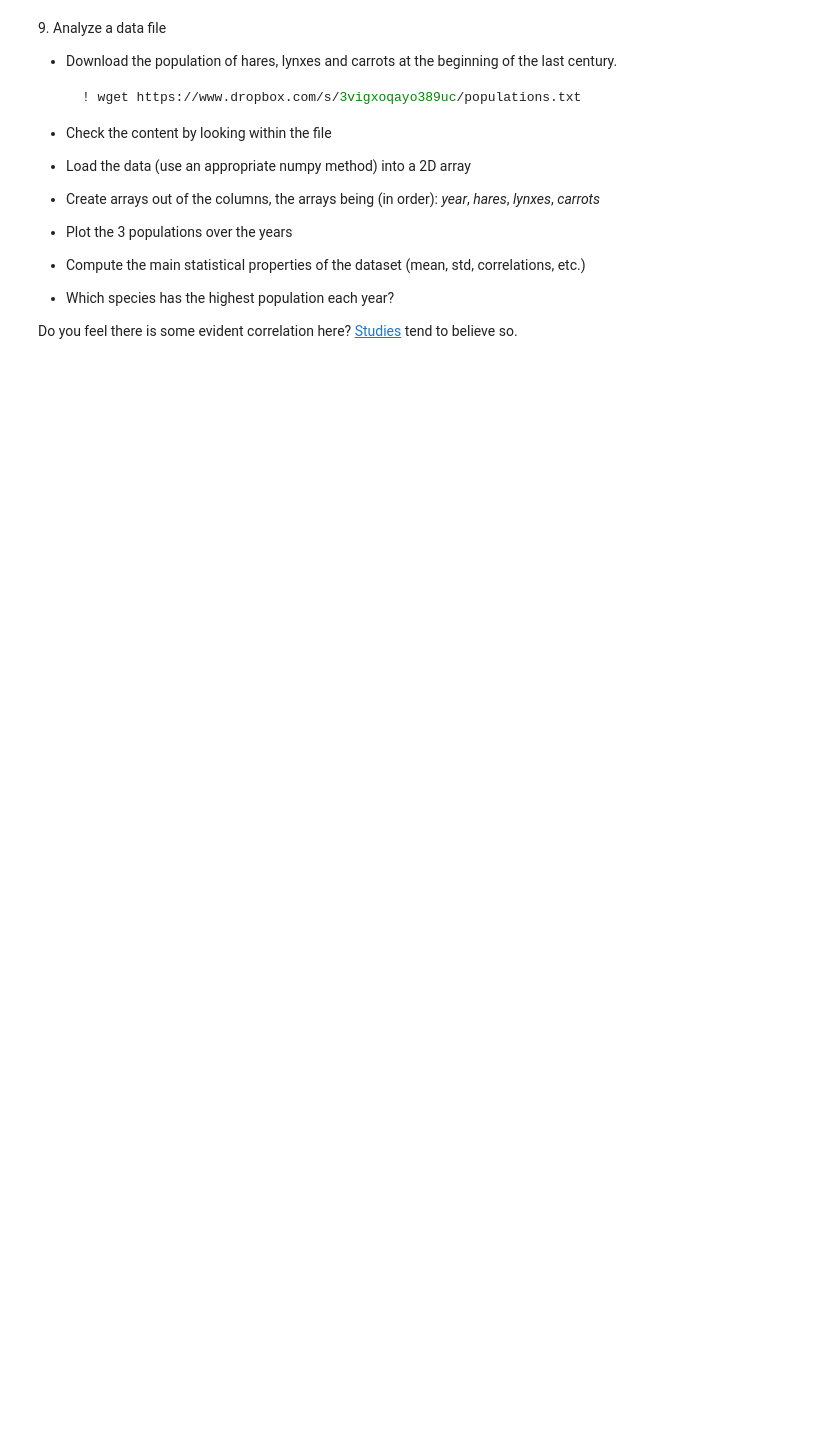
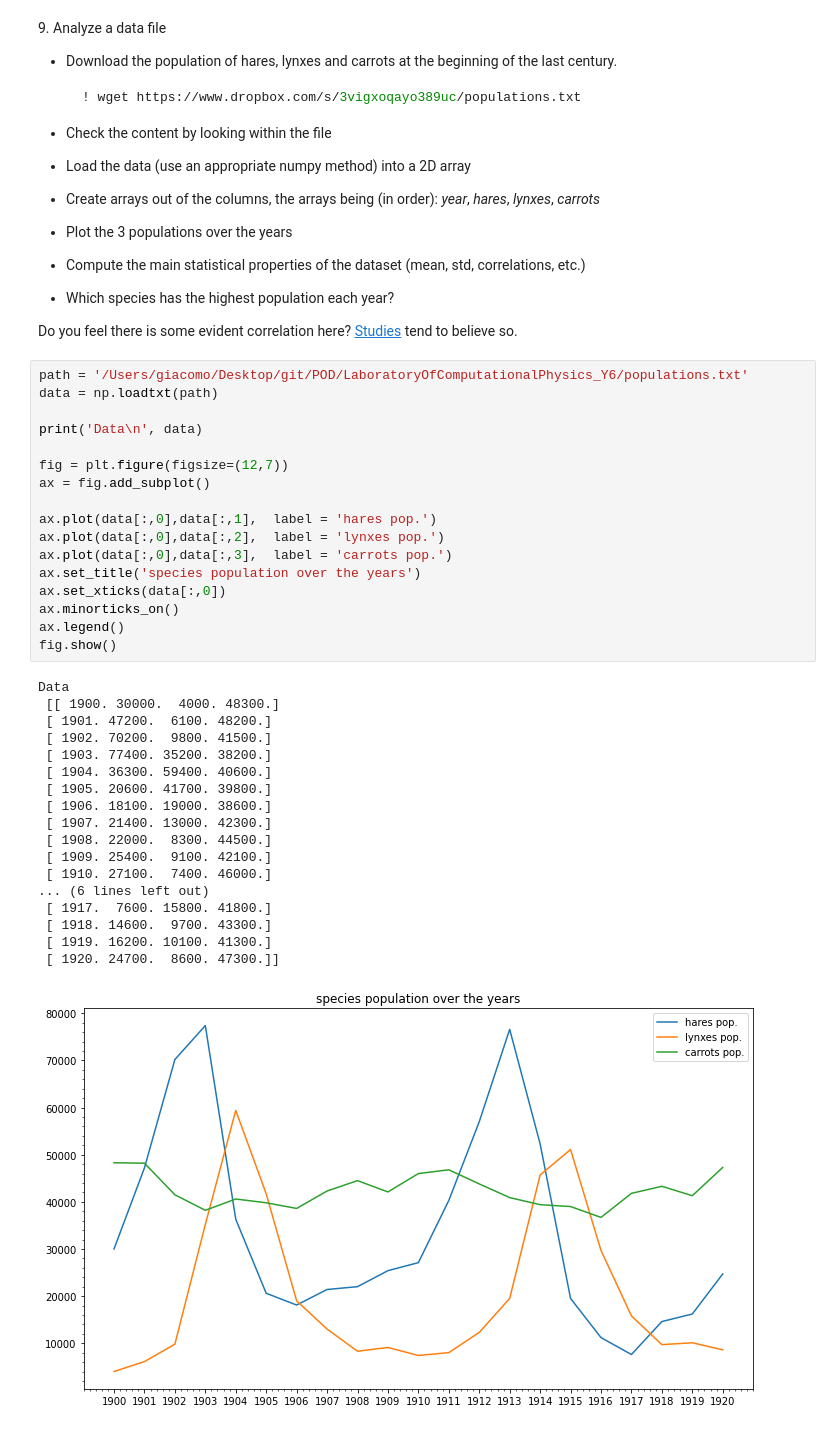
Before and after one commit to GiacomoLongaroni/LaboratoryOfComputationalPhysics_Y6, a Jupyter notebook: 04ex_Numpy.ipynb, the cells around one changed output. Cells and saved outputs as stored; diff of their text form; blank space fills up the shorter version.

```diff
--- a/04ex_Numpy.ipynb
+++ b/04ex_Numpy.ipynb
@@ -323,3 +341,39 @@ Did you get what you expected?
   * Which species has the highest population each year?
 
 Do you feel there is some evident correlation here? [Studies](https://www.enr.gov.nt.ca/en/services/lynx/lynx-snowshoe-hare-cycle) tend to believe so.
+# %%
+path = '/Users/giacomo/Desktop/git/POD/LaboratoryOfComputationalPhysics_Y6/populations.txt'
+data = np.loadtxt(path)
+
+print('Data\n', data)
+
+fig = plt.figure(figsize=(12,7))
+ax = fig.add_subplot()
+
+ax.plot(data[:,0],data[:,1],  label = 'hares pop.')
+ax.plot(data[:,0],data[:,2],  label = 'lynxes pop.')
+ax.plot(data[:,0],data[:,3],  label = 'carrots pop.')
+ax.set_title('species population over the years')
+ax.set_xticks(data[:,0])
+ax.minorticks_on()
+ax.legend()
+fig.show()
+# %% [output]
+Data
+ [[ 1900. 30000.  4000. 48300.]
+ [ 1901. 47200.  6100. 48200.]
+ [ 1902. 70200.  9800. 41500.]
+ [ 1903. 77400. 35200. 38200.]
+ [ 1904. 36300. 59400. 40600.]
+ [ 1905. 20600. 41700. 39800.]
+ [ 1906. 18100. 19000. 38600.]
+ [ 1907. 21400. 13000. 42300.]
+ [ 1908. 22000.  8300. 44500.]
+ [ 1909. 25400.  9100. 42100.]
+ [ 1910. 27100.  7400. 46000.]
+... (6 lines left out)
+ [ 1917.  7600. 15800. 41800.]
+ [ 1918. 14600.  9700. 43300.]
+ [ 1919. 16200. 10100. 41300.]
+ [ 1920. 24700.  8600. 47300.]]
+[figure, added]
```
Also changed, not shown: parts of 2 cells of this notebook.
